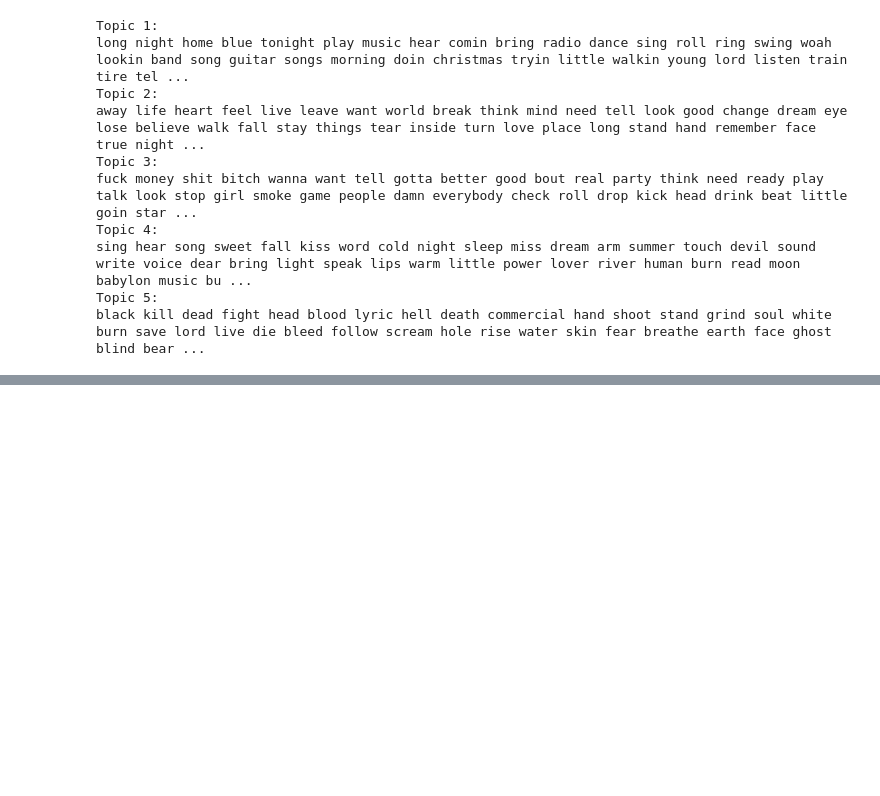
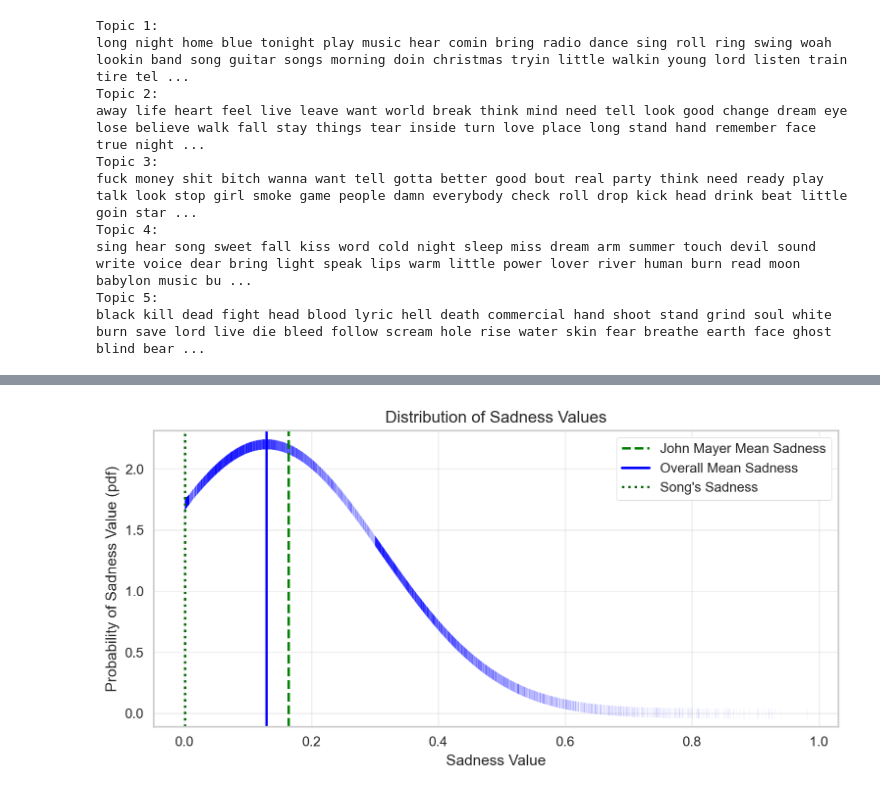
Before and after one commit to meyerpedro/Music_For_Creators-Recommender, a Jupyter notebook: notebook/Capstone 3.ipynb, the cells around one changed output, grey strips where cells are left out. Cells and saved outputs as stored; diff of their text form; code cells hidden in the pictures; blank space fills up the shorter version.

Commit message:
adding new john mayer sadness plot

```diff
--- a/notebook/Capstone 3.ipynb
+++ b/notebook/Capstone 3.ipynb
@@ -786,30 +879,38 @@ def artist_feature_mean(df, feature_name, artist_name, sadness_color='blue', art
     '''
     x = df[feature_name]
     normal = stats.norm(x.mean(), x.std())
 
     x2 = df.loc[ly['artist_name']==artist_name]
     x2 = x2[feature_name]
+
+    x3 = final_df.loc[ly['track_name']=='waiting on the world to change'].sadness.values
+
 
     fig, ax = plt.subplots(figsize=(9, 4), dpi=200)
 
     ax.scatter(x, normal.pdf(x), linewidth=0.2, marker='|',color='blue', alpha=0.1000)
 
     # ax.set_ylim(0.5, 2.5)
     # ax.set_xlim(0, 0.4)
 
     ax.set_xlabel(f'{feature_name.capitalize()} Value')
     ax.set_ylabel(f'Probability of {feature_name.capitalize()} Value (pdf)')
 
     ax.set_title(f"Distribution of {feature_name.capitalize()} Values")
 
     ax.grid(alpha=0.3)
 
 
     # ax.set_yticks([])
     ax.axvline(x2.mean(), color=artist_color, linestyle='--', label=f'{artist_name.title()} Mean {feature_name.capitalize()}')
     ax.axvline(x.mean(), color=sadness_color, linestyle='-', label=f'Overall Mean {feature_name.capitalize()}')
+    ax.axvline(x3, color='darkgreen', linestyle=':', alpha=1, label=f"Song's {feature_name.capitalize()}")
+
+
     ax.legend(frameon=True, facecolor='white', framealpha=1)
     plt.savefig('../images/johnmayersadness.png')
     plt.show()
 
 artist_feature_mean(final_df, 'sadness', 'john mayer', artist_color='green')
+# %% [output]
+[figure, added]
```
Also changed, not shown: parts of 15 cells of this notebook, 2 other files.
